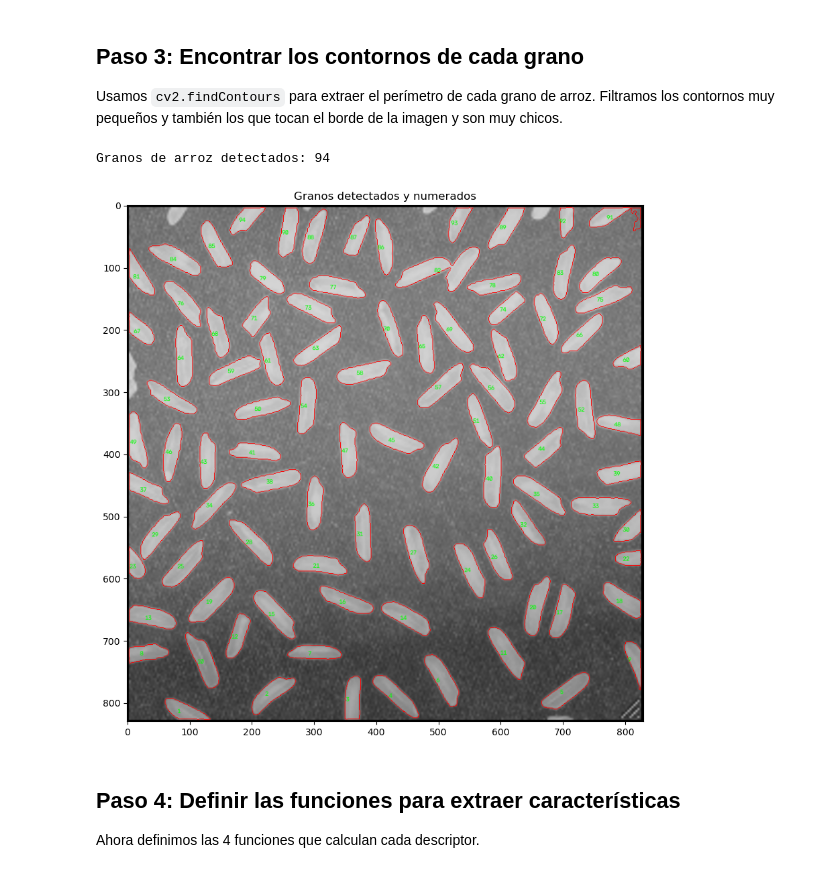
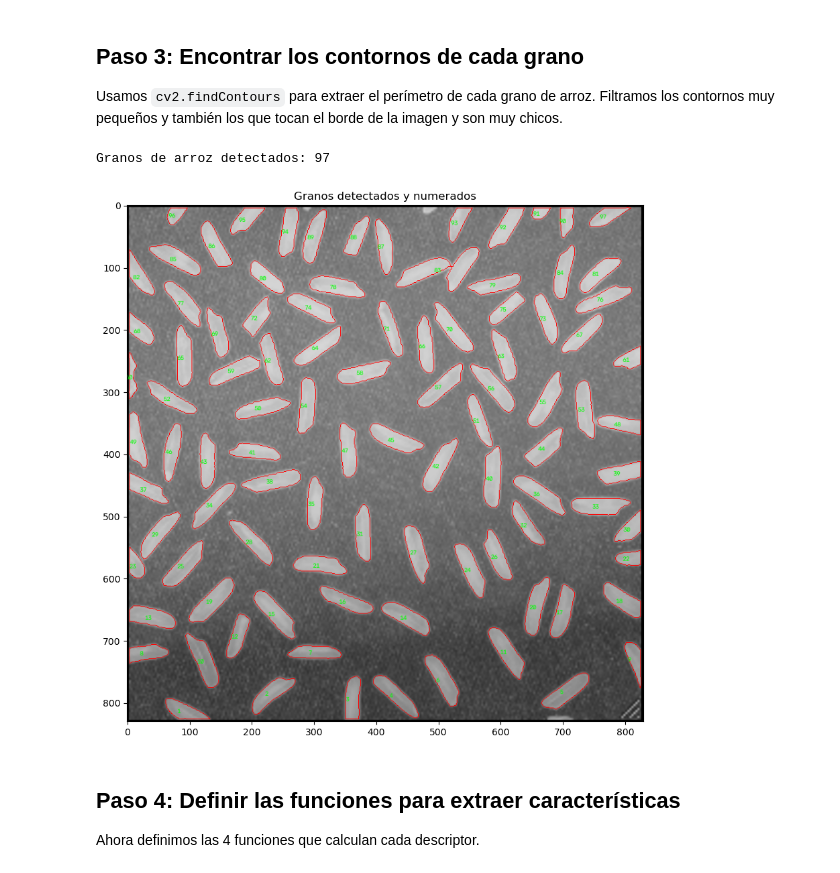
Before and after one commit to lauraromero-cm/Tareas-Patrones, a Jupyter notebook: Tarea2/tarea_02.ipynb, the cells around one changed output. Cells and saved outputs as stored; diff of their text form; code cells hidden in the pictures.

```diff
--- a/Tarea2/tarea_02.ipynb
+++ b/Tarea2/tarea_02.ipynb
@@ -53,8 +53,8 @@ fondo = cv2.GaussianBlur(img, (101, 101), 0)
 # restamos el fondo para corregir la iluminacion
 corregida = cv2.subtract(img, fondo) + 128
 
-# binarizamos la imagen corregida con umbral 140
-th, bw = cv2.threshold(corregida, 140, 255, cv2.THRESH_BINARY)
+# binarizamos la imagen corregida con umbral 150
+th, bw = cv2.threshold(corregida, 150, 255, cv2.THRESH_BINARY)
 
 plt.figure(figsize=(12,4))
 plt.subplot(1,3,1)
@@ -65,7 +65,7 @@ plt.imshow(corregida, cmap='gray')
 plt.title('Corregida')
 plt.subplot(1,3,3)
 plt.imshow(bw, cmap='gray')
-plt.title('Binarizada (umbral=140)')
+plt.title('Binarizada (umbral=150)')
 plt.tight_layout()
 plt.show()
 # %% [output]
@@ -84,38 +84,38 @@ contornos = [c for c in contornos if cv2.contourArea(c) > 200]
 # funcion para saber si un contorno toca el borde de la imagen
 def toca_borde(contorno, filas, columnas, margen=3):
     x, y, w, h = cv2.boundingRect(contorno)
     if x <= margen or y <= margen:
         return True
     if (x + w) >= columnas - margen or (y + h) >= filas - margen:
         return True
     return False
 
 # tratamiento de granos en el borde:
-# los que tocan el borde y son muy chicos (area < 800) son artefactos, los eliminamos
-# los que tocan el borde pero son grandes los mantenemos porque son granos reales cortados
+# los que tocan el borde y son muy chicos (area < 500) son artefactos, los eliminamos
+# los que tocan el borde pero son mas grandes los mantenemos porque son granos reales (cortados o no)
 filas, columnas = img.shape
-contornos = [c for c in contornos if not (toca_borde(c, filas, columnas) and cv2.contourArea(c) < 800)]
+contornos = [c for c in contornos if not (toca_borde(c, filas, columnas) and cv2.contourArea(c) < 500)]
 
 print("Granos de arroz detectados:", len(contornos))
 
 # dibujamos los contornos y el numero de cada grano para poder ubicarlos
 img_color = cv2.cvtColor(img, cv2.COLOR_GRAY2RGB)
 cv2.drawContours(img_color, contornos, -1, (255,0,0), 1)
 
 for idx, c in enumerate(contornos):
     M = cv2.moments(c)
     if M["m00"] != 0:
         cx = int(M["m10"] / M["m00"])
         cy = int(M["m01"] / M["m00"])
         cv2.putText(img_color, str(idx+1), (cx-10, cy+5), cv2.FONT_HERSHEY_SIMPLEX, 0.35, (0,255,0), 1)
 
 plt.figure(figsize=(10,10))
 plt.imshow(img_color)
 plt.title('Granos detectados y numerados')
 plt.show()
 # %% [output]
-Granos de arroz detectados: 94
+Granos de arroz detectados: 97
-[figure, old version]
+[figure, new version]
 # %% [markdown]
 ## Paso 4: Definir las funciones para extraer características
 Ahora definimos las 4 funciones que calculan cada descriptor.
```
Also changed, not shown: parts of 4 cells of this notebook.
